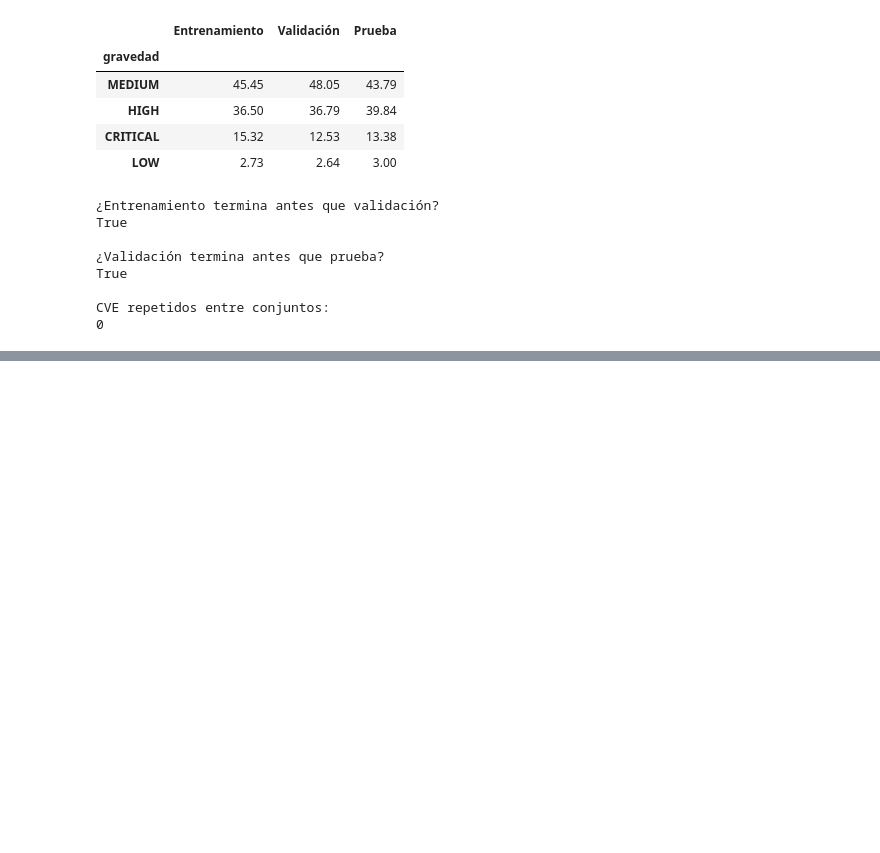
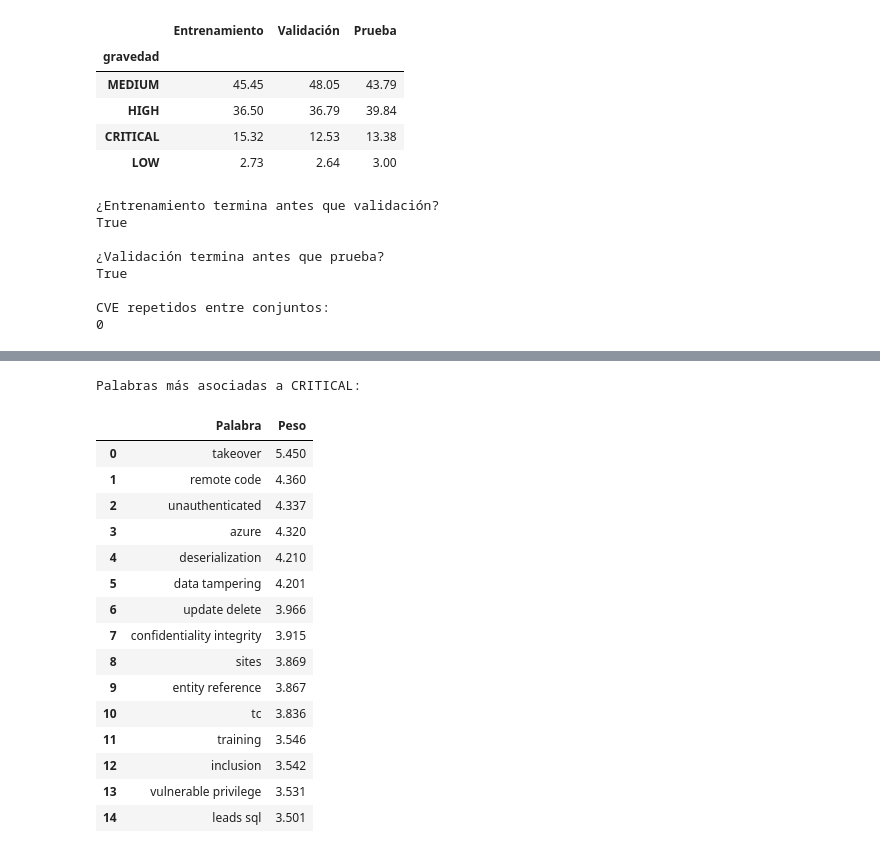
Before and after one commit to ainarar-tech/BPS-DsciAinara, a Jupyter notebook: project/project-model.ipynb, the cells around one changed output, grey strips where cells are left out. Saved outputs shown, nothing was run; the diff lists cells and outputs as text; code cells hidden in the pictures; blank space fills up the shorter version.

Commit message:
Parte 2 - modelo final y reproduccion

```diff
--- a/project/project-model.ipynb
+++ b/project/project-model.ipynb
@@ -1262,0 +2045,22 @@ CVE repetidos entre conjuntos:
+# %%
+
+# Palabras con mayor valor en cada categoría
+
+import pandas as pd
+
+tfidf = modelo_mejorado.named_steps["tfidf"]
+clasificador = modelo_mejorado.named_steps["clasificador"]
+
+palabras = tfidf.get_feature_names_out()
+coeficientes = clasificador.coef_
+
+for i, clase in enumerate(clasificador.classes_):
+    indices = coeficientes[i].argsort()[-10:][::-1]
+
+    tabla = pd.DataFrame({
+        "Palabra": palabras[indices],
+        "Peso": coeficientes[i][indices]
+    })
+
+    print(f"\nPalabras asociadas a {clase}:")
+    display(tabla.round(3))
@@ -1262,0 +2116,40 @@ CVE repetidos entre conjuntos:
+# %%
+
+# Revisar las palabras asociadas a CRITICAL
+
+import numpy as np
+import pandas as pd
+
+indice_critico = list(
+    clasificador.classes_
+).index("CRITICAL")
+
+pesos_criticos = coeficientes[indice_critico]
+
+indices = np.argsort(pesos_criticos)[-15:][::-1]
+
+tabla_criticas = pd.DataFrame({
+    "Palabra": palabras[indices],
+    "Peso": pesos_criticos[indices]
+})
+
+print("Palabras más asociadas a CRITICAL:")
+display(tabla_criticas.round(3))
+# %% [output]
+Palabras más asociadas a CRITICAL:
+|  | Palabra | Peso |
+| 0 | takeover | 5.450 |
+| 1 | remote code | 4.360 |
+| 2 | unauthenticated | 4.337 |
+| 3 | azure | 4.320 |
+| 4 | deserialization | 4.210 |
+| 5 | data tampering | 4.201 |
+| 6 | update delete | 3.966 |
+| 7 | confidentiality integrity | 3.915 |
+| 8 | sites | 3.869 |
+| 9 | entity reference | 3.867 |
+| 10 | tc | 3.836 |
+| 11 | training | 3.546 |
+| 12 | inclusion | 3.542 |
+| 13 | vulnerable privilege | 3.531 |
+| 14 | leads sql | 3.501 |
```
Also changed, not shown: parts of 52 cells of this notebook, 4 other files.
